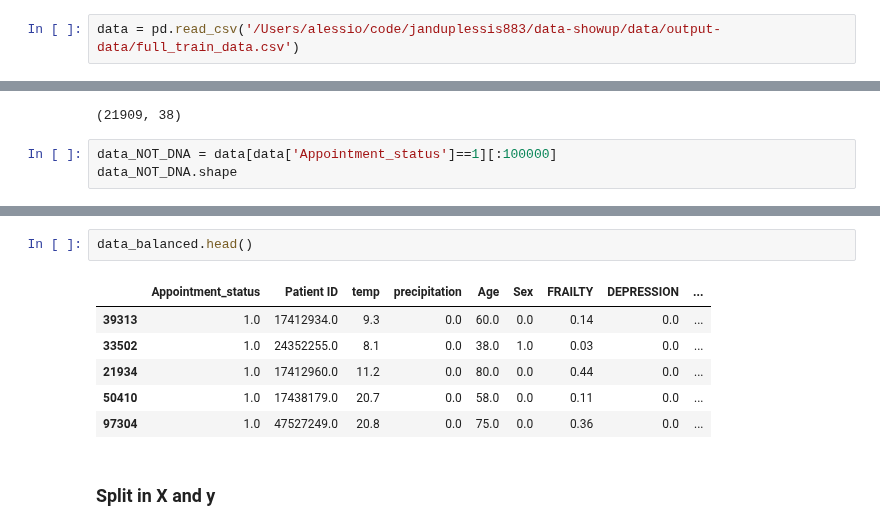
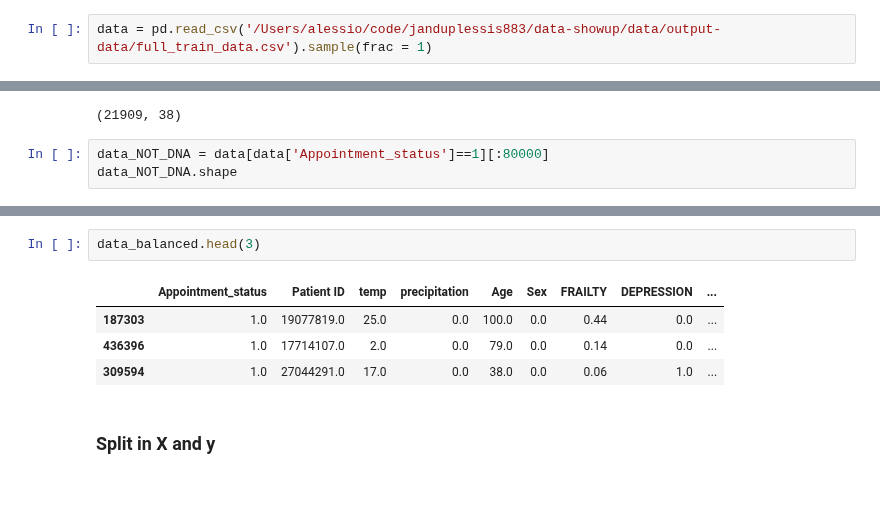
Before and after one commit to janduplessis883/project-showupforhealth, a Jupyter notebook: notebooks/alex_DL_UNBALANCED_Data.ipynb, the cells around one changed output, grey strips where cells are left out. Cells and saved outputs as stored; diff of their text form; blank space fills up the shorter version.

```diff
--- a/notebooks/alex_DL_UNBALANCED_Data.ipynb
+++ b/notebooks/alex_DL_UNBALANCED_Data.ipynb
@@ -45,5 +26,5 @@ from showupforhealth.utils import fit_scaler, transform_data
 # %% [markdown]
 ### Load and shuffle the data
 # %%
-data = pd.read_csv('/Users/alessio/code/janduplessis883/data-showup/data/output-data/full_train_data.csv')
+data = pd.read_csv('/Users/alessio/code/janduplessis883/data-showup/data/output-data/full_train_data.csv').sample(frac = 1)
 # %%
@@ -68,6 +40,6 @@ data_DNA.shape
 # %% [output]
 (21909, 38)
 # %%
-data_NOT_DNA = data[data['Appointment_status']==1][:100000]
+data_NOT_DNA = data[data['Appointment_status']==1][:80000]
 data_NOT_DNA.shape
 # %% [output]
@@ -81,13 +53,11 @@ data_balanced['Appointment_status'].value_counts()
 Name: Appointment_status, dtype: int64
 # %%
-data_balanced.head()
+data_balanced.head(3)
 # %% [output]
 |  | Appointment_status | Patient ID | temp | precipitation | Age | Sex | FRAILTY | DEPRESSION | ... |
-| 39313 | 1.0 | 17412934.0 | 9.3 | 0.0 | 60.0 | 0.0 | 0.14 | 0.0 | ... |
-| 33502 | 1.0 | 24352255.0 | 8.1 | 0.0 | 38.0 | 1.0 | 0.03 | 0.0 | ... |
-| 21934 | 1.0 | 17412960.0 | 11.2 | 0.0 | 80.0 | 0.0 | 0.44 | 0.0 | ... |
-| 50410 | 1.0 | 17438179.0 | 20.7 | 0.0 | 58.0 | 0.0 | 0.11 | 0.0 | ... |
-| 97304 | 1.0 | 47527249.0 | 20.8 | 0.0 | 75.0 | 0.0 | 0.36 | 0.0 | ... |
+| 187303 | 1.0 | 19077819.0 | 25.0 | 0.0 | 100.0 | 0.0 | 0.44 | 0.0 | ... |
+| 436396 | 1.0 | 17714107.0 | 2.0 | 0.0 | 79.0 | 0.0 | 0.14 | 0.0 | ... |
+| 309594 | 1.0 | 27044291.0 | 17.0 | 0.0 | 38.0 | 0.0 | 0.06 | 1.0 | ... |
 # %% [markdown]
 ### Split in X and y
 # %%
```
Also changed, not shown: parts of 31 cells of this notebook.
